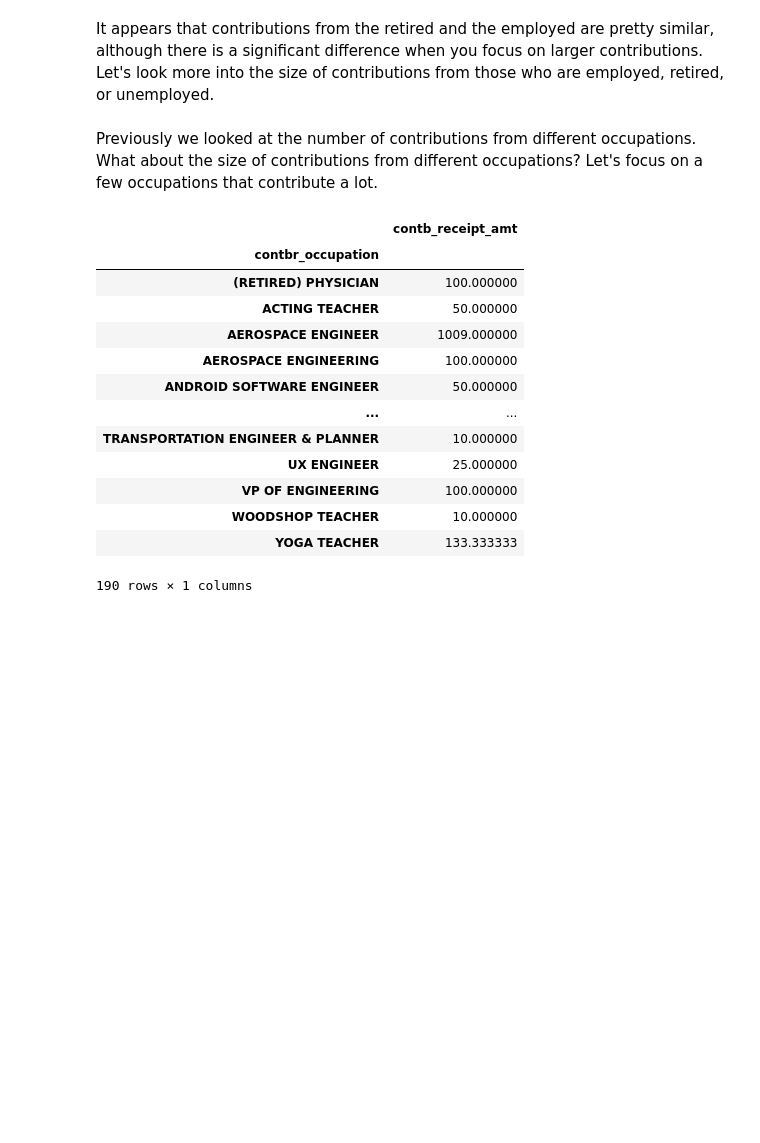
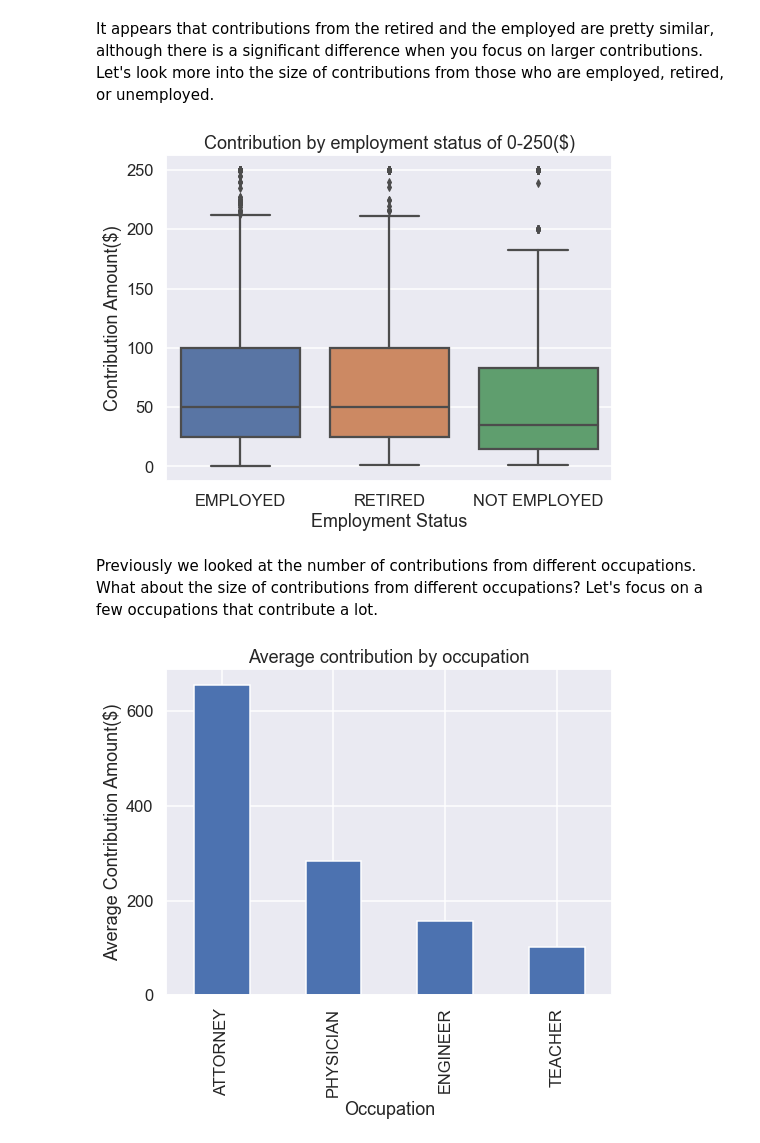
Before and after one commit to BarbosaRicardo/CST383_Data_Science, a Jupyter notebook: Week5/HW/campaign-exploration.ipynb, the cells around one changed output. Drawn from its saved outputs; the diff is of its cells as text; code cells hidden in the pictures; blank space fills up the shorter version.

```diff
--- a/Week5/HW/campaign-exploration.ipynb
+++ b/Week5/HW/campaign-exploration.ipynb
@@ -275,9 +292,25 @@ It appears that contributions from the retired and the employed are pretty simil
 # %%
 #@ 11 Create a box plot of contribution amounts for each employment
 # status category.  Use Seaborn to create the bar plot, and show
 # only contributions in the range of $0-250.
 # Hint: you may want to create a version of df that contains only
 # contributions in the 0-250 range.
+
+# masks
+range_mask = (df['contb_receipt_amt'] >= 0) & (df['contb_receipt_amt'] <= 250)
+# compute
+emp_cont = df.loc[range_mask,['contb_receipt_amt', 'employment_status']]
+# plot
+sns.boxplot(x=emp_cont['employment_status'], y=emp_cont['contb_receipt_amt'])
+# plot elements
+plt.title('Contribution by employment status of 0-250($)')
+plt.xlabel('Employment Status')
+plt.ylabel('Contribution Amount($)')
+# customizations
+plt.yticks(np.arange(0,300,50))
+plt.show()
+# %% [output]
+[figure, added]
 # %% [markdown]
 Previously we looked at the number of contributions from different occupations.  What about the size of contributions from different occupations?  Let's focus on a few occupations that contribute a lot.
 # %%
@@ -288,20 +321,20 @@ Previously we looked at the number of contributions from different occupations.
 # Hint: you may want to create a new data frame that is like df except
 # that it only includes data associated with the four occupations.
 # To do this, consider the Pandas method pd.Series.isin
-mask = df['contbr_occupation'].str.contains("attorney|teacher|engineer|physician", case=False, na=False)
-df.loc[mask, ['contbr_occupation', 'contb_receipt_amt']].groupby('contbr_occupation').mean()
+
+# compute
+occ_mask = df['contbr_occupation'].isin(['ATTORNEY', 'TEACHER', 'ENGINEER', 'PHYSICIAN'])
+df_temp = df.loc[occ_mask, ['contbr_occupation', 'contb_receipt_amt']]
+plot_data = df_temp.groupby('contbr_occupation').mean().sort_values(by='contb_receipt_amt', ascending=False)
+# plot
+plot_data.plot.bar()
+# plot elements
+plt.title('Average contribution by occupation')
+plt.xlabel('Occupation')
+plt.ylabel('Average Contribution Amount($)')
+plt.legend().remove()
+# customization
+plt.yticks(np.arange(0,800,200))
+plt.show()
 # %% [output]
-|  | contb_receipt_amt |
-| contbr_occupation |  |
-| (RETIRED) PHYSICIAN | 100.000000 |
-| ACTING TEACHER | 50.000000 |
-| AEROSPACE ENGINEER | 1009.000000 |
-| AEROSPACE ENGINEERING | 100.000000 |
-| ANDROID SOFTWARE ENGINEER | 50.000000 |
-| ... | ... |
-| TRANSPORTATION ENGINEER & PLANNER | 10.000000 |
-| UX ENGINEER | 25.000000 |
-| VP OF ENGINEERING | 100.000000 |
-| WOODSHOP TEACHER | 10.000000 |
-| YOGA TEACHER | 133.333333 |
-190 rows × 1 columns
+[figure, added]
```
Also changed, not shown: parts of 3 cells of this notebook.
